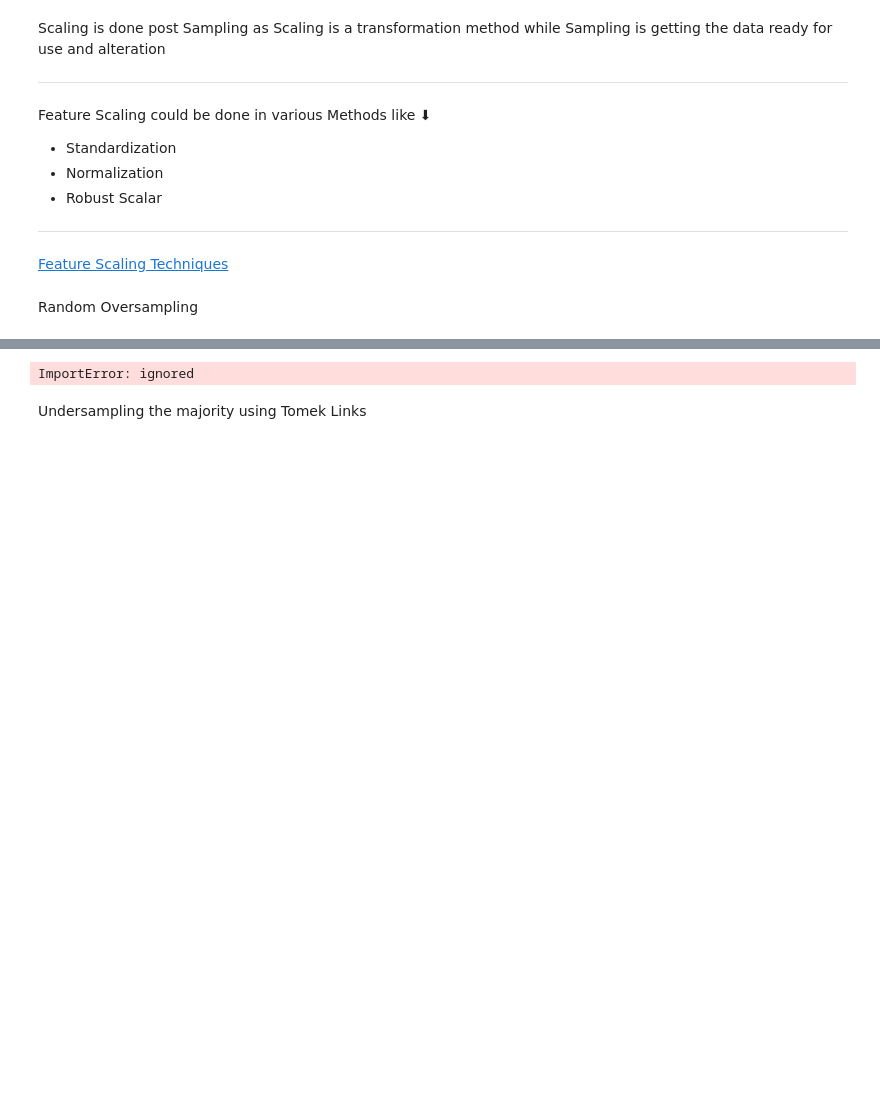
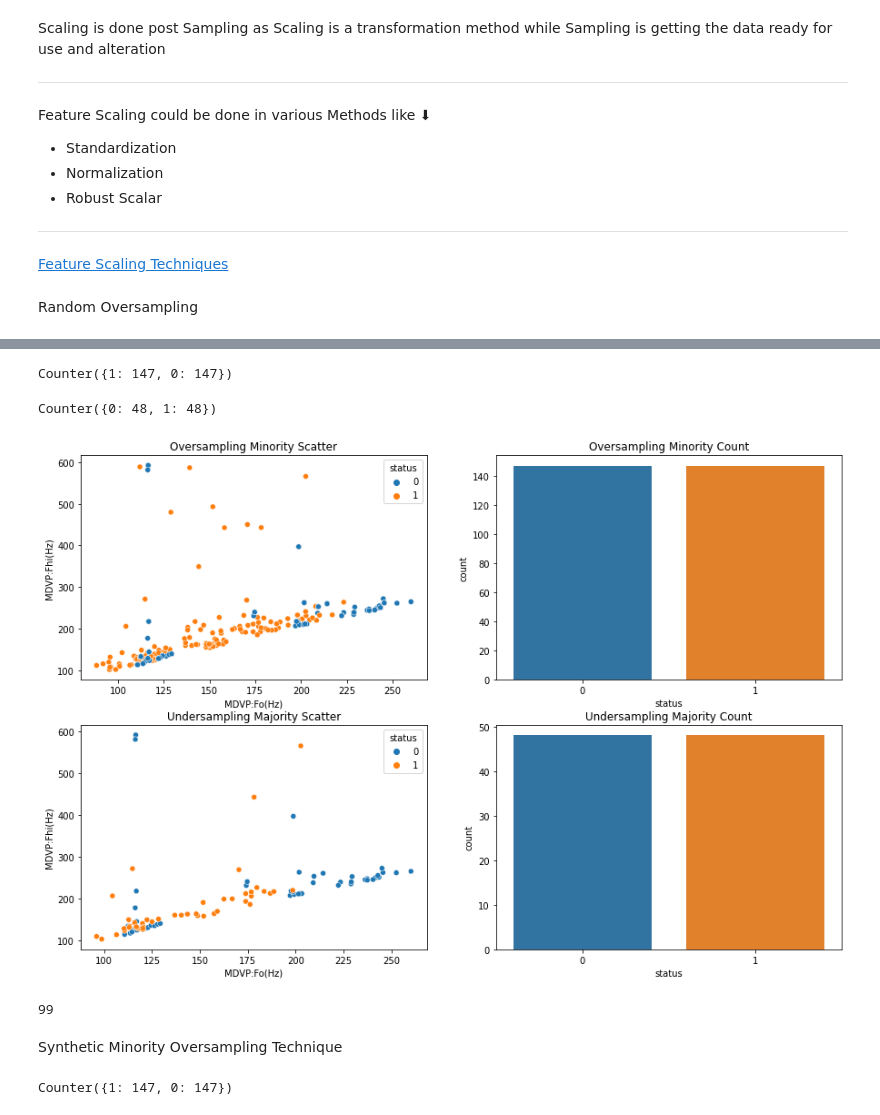
Before and after one commit to Bahaakhalled/Parkinsons-Disease-Classification, a Jupyter notebook: ParkinsonsClassification.ipynb, the cells around one changed output, grey strips where cells are left out. Cells and saved outputs as stored; diff of their text form; code cells hidden in the pictures; blank space fills up the shorter version.

```diff
--- a/ParkinsonsClassification.ipynb
+++ b/ParkinsonsClassification.ipynb
@@ -163,18 +175,20 @@ Requirement already satisfied: threadpoolctl>=2.0.0 in /usr/local/lib/python3.7/
 # %%
-from imblearn.over_sampling import RandomOverSampler
-from imblearn.over_sampling import RandomUnderSampler
-from collections import Counter
-
-ran_over = RandomOverSampler(sampling_strategy='minority')
+ran_over = RandomOverSampler(sampling_strategy='minority',random_state=1)
 X_over, y_over = ran_over.fit_resample(X, y)
-
-
-ran_under = RandomUnderSampler(sampling_strategy='majority')
-X_over, y_over = ran_under.fit_resample(X, y)
 print(Counter(y_over))
 # %% [output]
-ImportError: ignored
+Counter({1: 147, 0: 147})
+# %%
+ran_under = RandomUnderSampler(sampling_strategy='majority',random_state=1)
+X_under, y_under= ran_under.fit_resample(X, y)
+print(Counter(y_under))
+# %% [output]
+Counter({0: 48, 1: 48})
 # %%
 park_over=X_over
 park_over['status']=y_over
 X_over=X_over.drop(columns='status')
+
+park_under=X_under
+park_under['status']=y_under
+#X_under=X_over.drop(columns='status')
@@ -185,2 +195,21 @@ ax = sns.countplot(x="status", data=park_over)
+# %%
+figure, axis = plt.subplots(2, 2,figsize=(15,10))
+
+sns.scatterplot(ax=axis[0,0],data=park_over,x='MDVP:Fo(Hz)',y='MDVP:Fhi(Hz)',hue='status')
+axis[0, 0].set_title("Oversampling Minority Scatter")
+
+sns.countplot(ax=axis[0, 1],x="status", data=park_over)
+axis[0, 1].set_title("Oversampling Minority Count")
+
+sns.scatterplot(ax=axis[1, 0],data=park_under,x='MDVP:Fo(Hz)',y='MDVP:Fhi(Hz)',hue='status')
+axis[1, 0].set_title("Undersampling Majority Scatter")
+
+sns.countplot(ax=axis[1, 1],x="status", data=park_under)
+axis[1, 1].set_title("Undersampling Majority Count")
+plt.show()
+# %% [output]
+[figure, added]
 # %%
 park_over.duplicated().sum()
+# %% [output]
+99
@@ -190,2 +215,0 @@ mindup.loc[mindup.status==0].shape
-# %% [markdown]
-Undersampling the majority using Tomek Links
@@ -203,0 +216,8 @@ print('Resampled dataset shape %s' % Counter(y_res))
+# %% [markdown]
+Synthetic Minority Oversampling Technique
+# %%
+sm = SMOTE(sampling_strategy='minority', random_state=1)
+X_smote, y_smote= sm.fit_resample(X, y)
+print(Counter(y_smote))
+# %% [output]
+Counter({1: 147, 0: 147})
```
Also changed, not shown: parts of 12 cells of this notebook.
